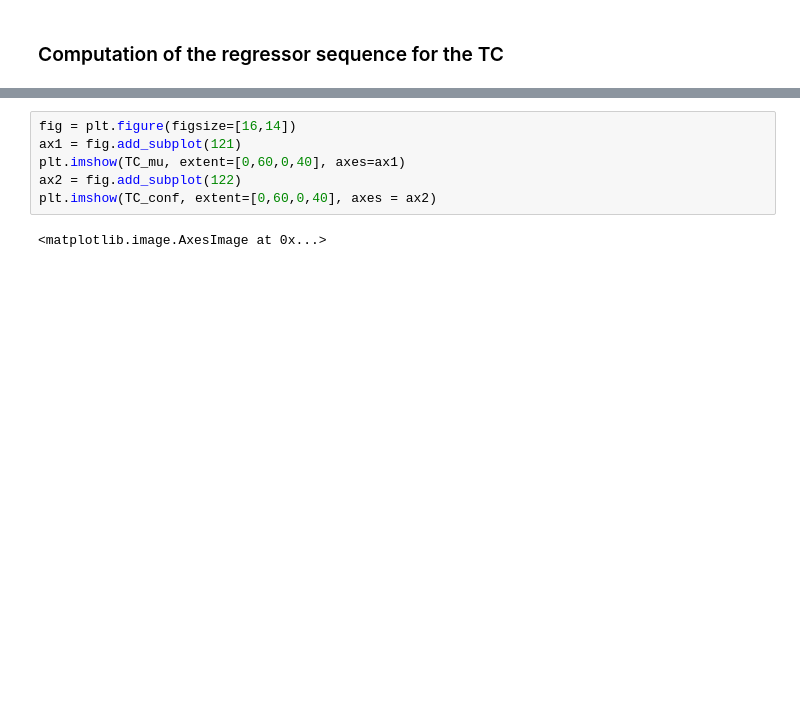
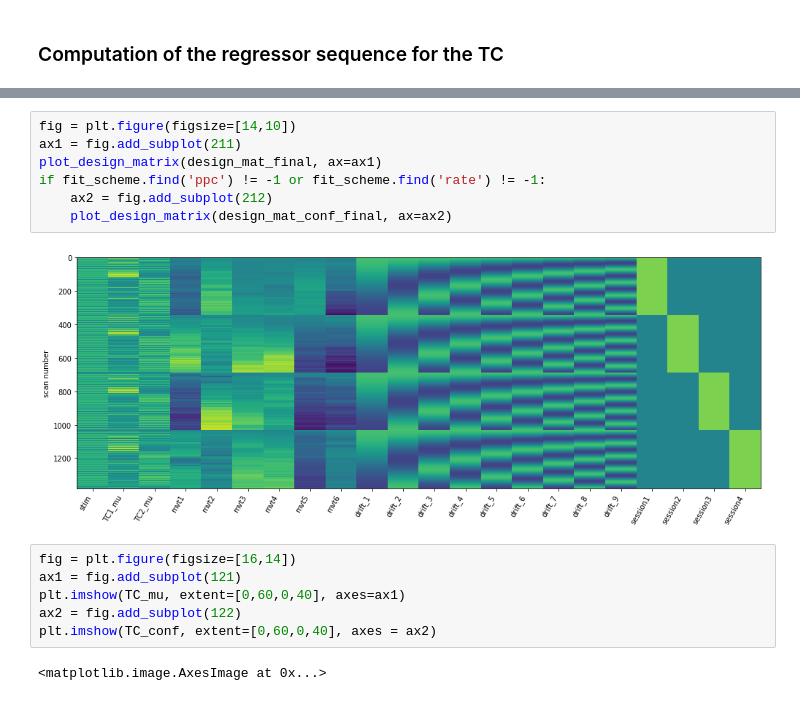
Before and after one commit to tiffanybounmy/ProbabilityNeuralCodes, a Jupyter notebook: EncodingModels.ipynb, the cells around one changed output, grey strips where cells are left out. Drawn from its saved outputs; the diff is of its cells as text; blank space fills up the shorter version.

Commit message:
CreateSingleSubjectDesignMatrix

```diff
--- a/EncodingModels.ipynb
+++ b/EncodingModels.ipynb
@@ -357,3 +370,12 @@ for k_fit_scheme in range(n_schemes):
+# %%
+fig = plt.figure(figsize=[14,10])
+ax1 = fig.add_subplot(211)
+plot_design_matrix(design_mat_final, ax=ax1)
+if fit_scheme.find('ppc') != -1 or fit_scheme.find('rate') != -1:
+    ax2 = fig.add_subplot(212)
+    plot_design_matrix(design_mat_conf_final, ax=ax2)
+# %% [output]
+[figure, added]
 # %%
 fig = plt.figure(figsize=[16,14])
 ax1 = fig.add_subplot(121)
```
Also changed, not shown: parts of 8 cells of this notebook.
